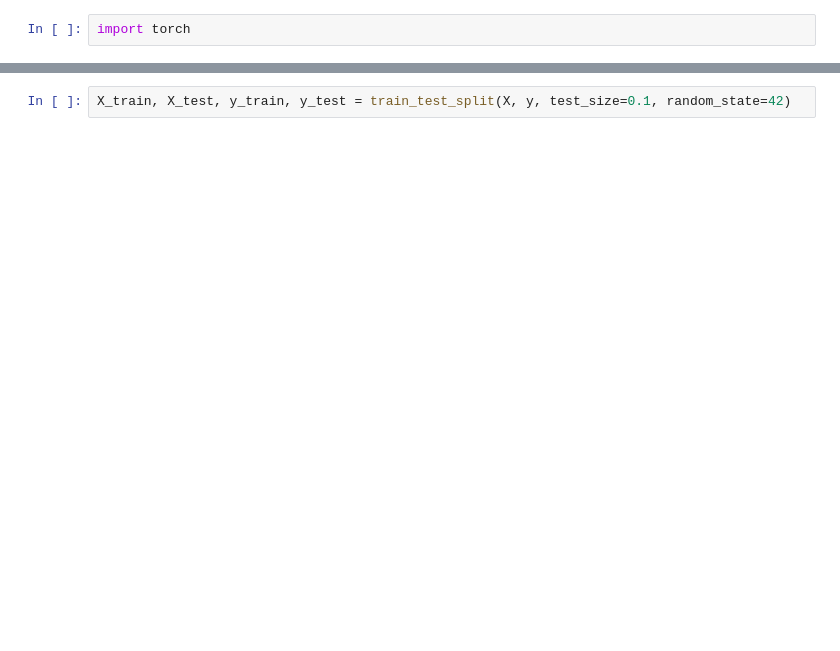
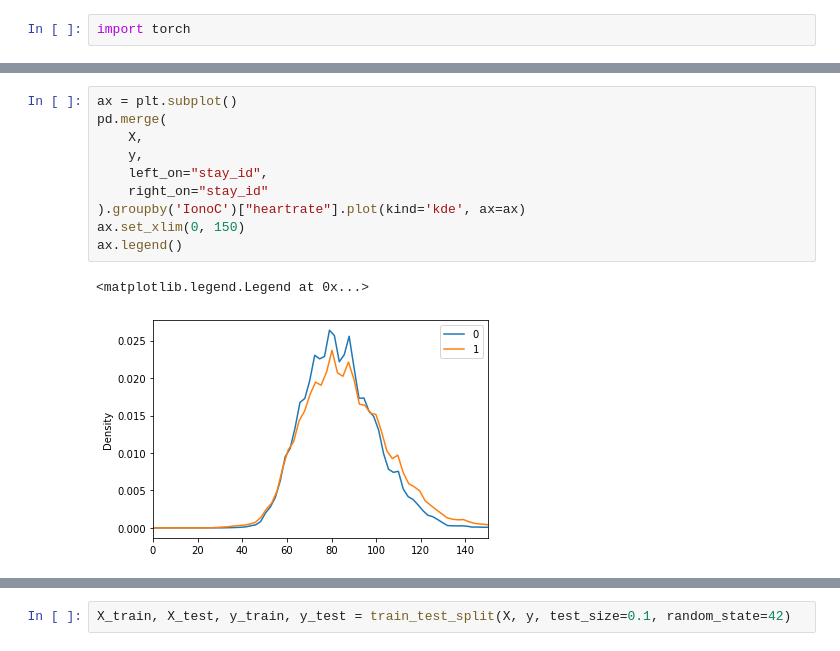
Before and after one commit to alibell/biologyOrderPredictor, a Jupyter notebook: 1_Prototype_MLP.ipynb, the cells around one changed output, grey strips where cells are left out. Saved outputs shown, nothing was run; the diff lists cells and outputs as text; blank space fills up the shorter version.

```diff
--- a/1_Prototype_MLP.ipynb
+++ b/1_Prototype_MLP.ipynb
@@ -21,0 +91,13 @@ X["hour"] = X["intime"].dt.hour
+# %%
+ax = plt.subplot()
+pd.merge(
+    X,
+    y,
+    left_on="stay_id",
+    right_on="stay_id"
+).groupby('IonoC')["heartrate"].plot(kind='kde', ax=ax)
+ax.set_xlim(0, 150)
+ax.legend()
+# %% [output]
+<matplotlib.legend.Legend at 0x...>
+[figure, added]
```
Also changed, not shown: parts of 42 cells of this notebook, 2 other files.
